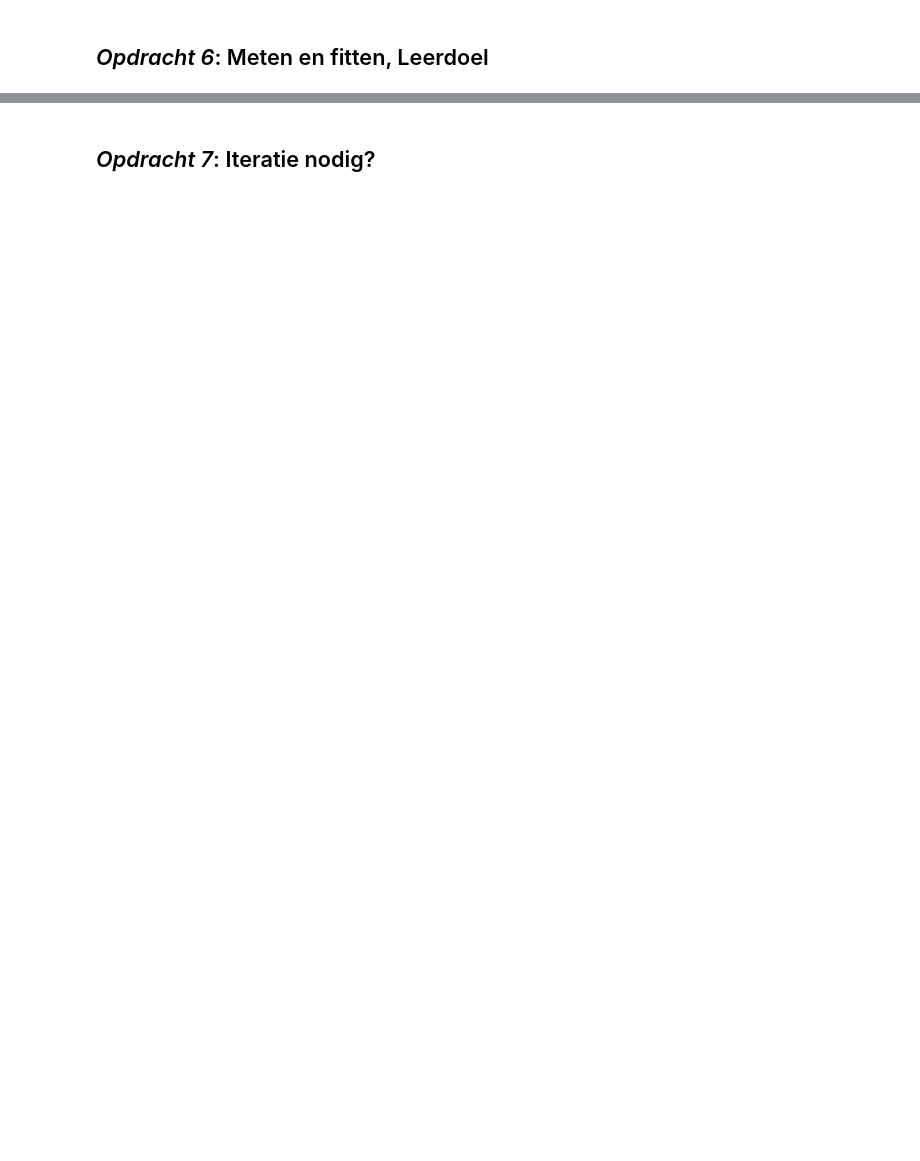
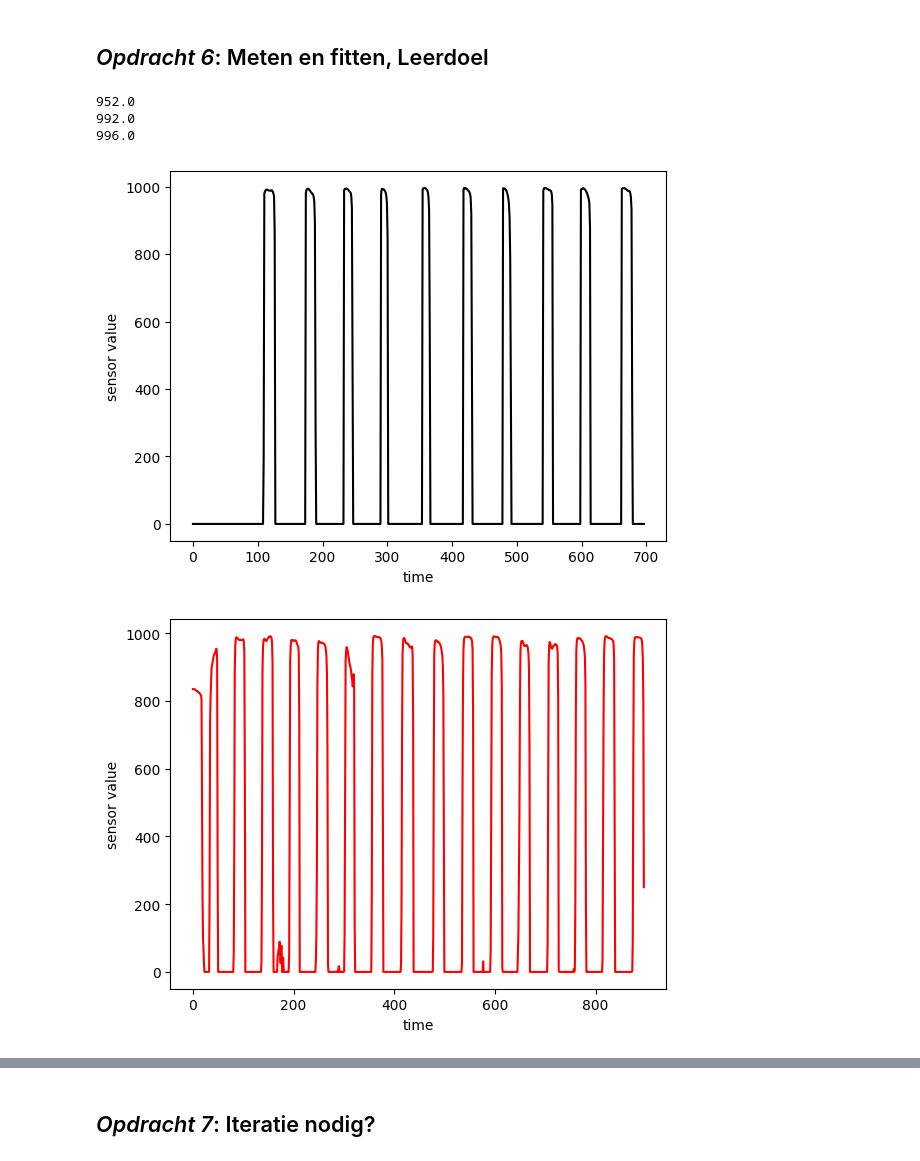
Before and after one commit to thijsspilt-bit/opdrachten-DEF-D-Thijs-Spilt, a Jupyter notebook: FysiekeOntwerpopdrachten/1KalibreerEenSensorDigitaalAnaloog/DEFOntwerpopdracht1KalibreerEenSensorInvulTemplate.ipynb, the cells around one changed output, grey strips where cells are left out. Cells and saved outputs as stored; diff of their text form; code cells hidden in the pictures; blank space fills up the shorter version.

```diff
--- a/FysiekeOntwerpopdrachten/1KalibreerEenSensorDigitaalAnaloog/DEFOntwerpopdracht1KalibreerEenSensorInvulTemplate.ipynb
+++ b/FysiekeOntwerpopdrachten/1KalibreerEenSensorDigitaalAnaloog/DEFOntwerpopdracht1KalibreerEenSensorInvulTemplate.ipynb
@@ -66,0 +100,43 @@ Licht kort toe wat er in de foto te zien is.
+# %%
+# Zet hier jouw data in een voor jou handig formaat
+import numpy as np
+import matplotlib.pyplot as plt
+
+step_data = np.loadtxt('stap.csv', delimiter=',')
+schuif_data = np.loadtxt('schuif.csv', delimiter=',')
+stamp_data = np.loadtxt('stamp.csv', delimiter=',')
+# %%
+print(np.max(stamp_data))
+print(np.max(schuif_data))
+print(np.max(step_data))
+# %% [output]
+952.0
+992.0
+996.0
+# %%
+# we hebben hier met verschillende soorten stappen de meetwaardes geplot, om te kijken wat een geschikte drempelwaarde is voor het detecteren van eeen stap.
+%matplotlib inline
+
+steps = np.linspace(0,len(step_data), len(step_data))
+steps_schuif = np.linspace(0,len(schuif_data), len(schuif_data))
+steps_stamp = np.linspace(0,len(stamp_data), len(stamp_data))
+plt.figure()
+plt.plot(steps, step_data, 'k-')
+plt.xlabel('time')
+plt.ylabel('sensor value')
+plt.show()
+
+plt.figure()
+plt.plot(steps_schuif, schuif_data, 'r-')
+plt.xlabel('time')
+plt.ylabel('sensor value')
+plt.show()
+
+plt.figure()
+plt.plot(steps_stamp, stamp_data, 'b-')
+plt.xlabel('time')
+plt.ylabel('sensor value')
+plt.show()
+# %% [output]
+[figure, added]
+[figure, added]
```
Also changed, not shown: parts of 21 cells of this notebook, 6 other files.
